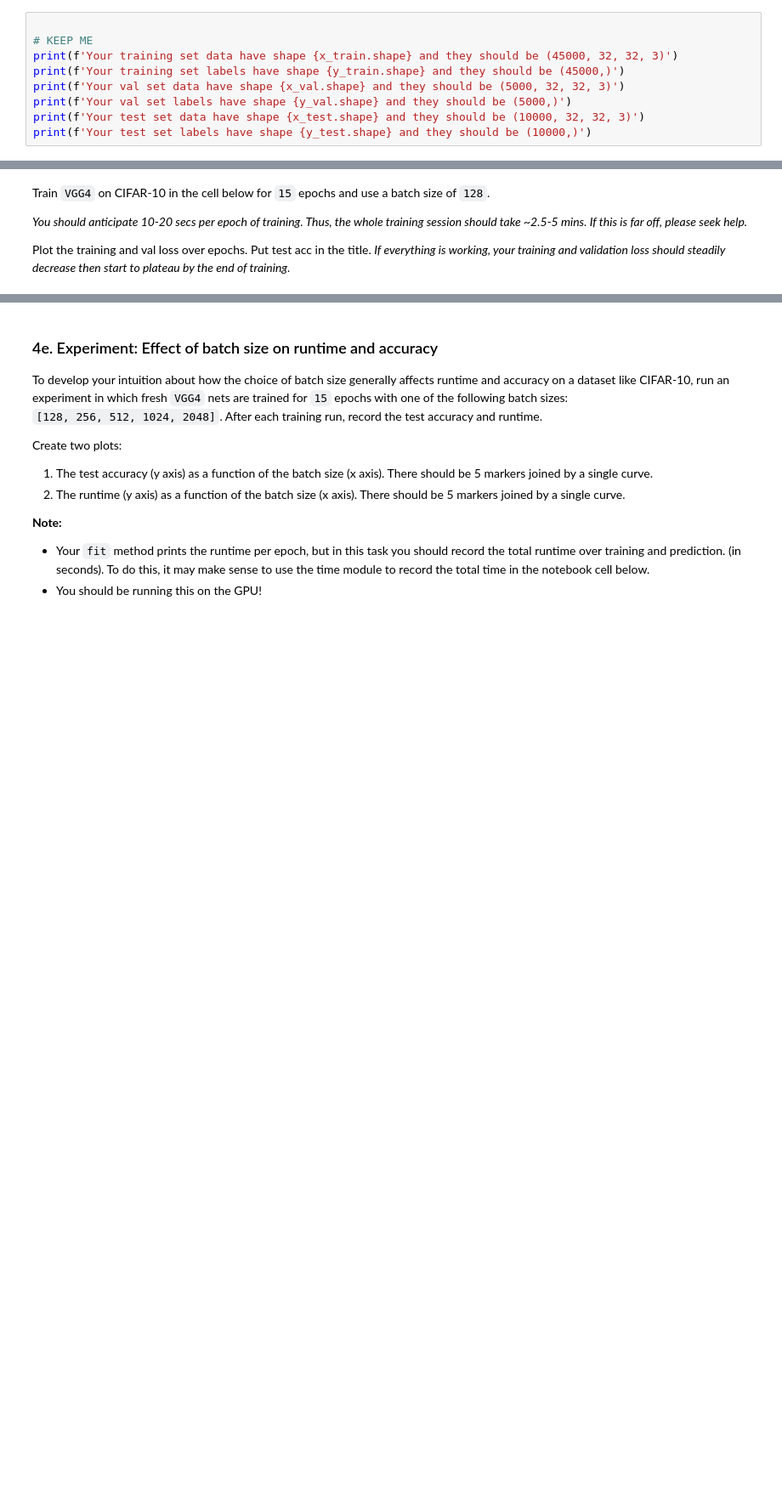
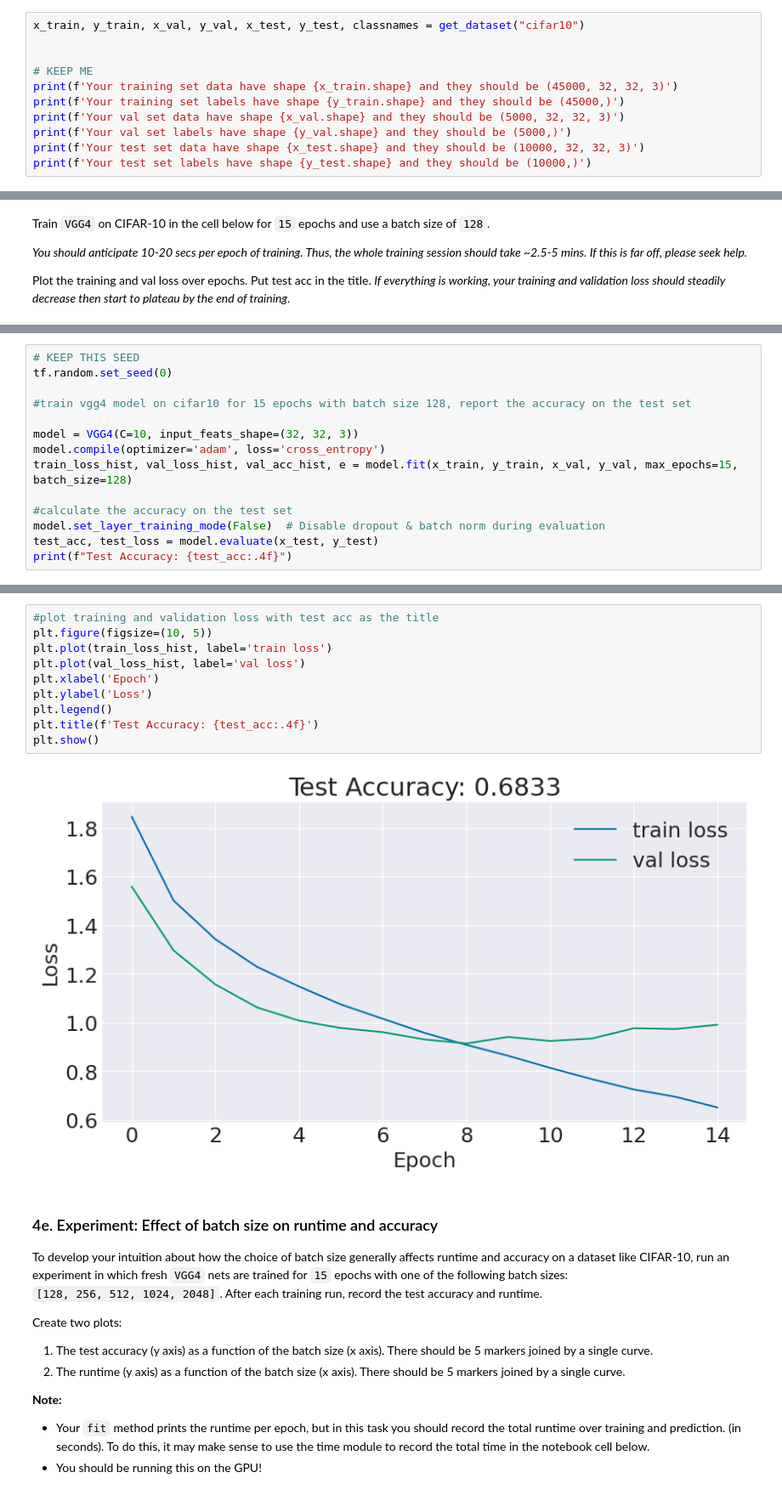
Before and after one commit to nssent25/CS444, a Jupyter notebook: Project1/vgg4.ipynb, the cells around one changed output, grey strips where cells are left out. Shown at 85% size. Cells and saved outputs as stored; diff of their text form; blank space fills up the shorter version.

```diff
--- a/Project1/vgg4.ipynb
+++ b/Project1/vgg4.ipynb
@@ -157,6 +189,8 @@ Now let's train on CIFAR-10. Run this (*and all subsequent large training sessio
 
 Write code in the cell below to load in CIFAR-10.
 # %%
+x_train, y_train, x_val, y_val, x_test, y_test, classnames = get_dataset("cifar10")
+
 
 # KEEP ME
 print(f'Your training set data have shape {x_train.shape} and they should be (45000, 32, 32, 3)')
@@ -183,0 +215,14 @@ tf.random.set_seed(0)
+# %%
+# KEEP THIS SEED
+tf.random.set_seed(0)
+
+#train vgg4 model on cifar10 for 15 epochs with batch size 128, report the accuracy on the test set
+
+model = VGG4(C=10, input_feats_shape=(32, 32, 3))
+model.compile(optimizer='adam', loss='cross_entropy')
+train_loss_hist, val_loss_hist, val_acc_hist, e = model.fit(x_train, y_train, x_val, y_val, max_epochs=15, batch_size=128)
+
+#calculate the accuracy on the test set
+model.set_layer_training_mode(False)  # Disable dropout & batch norm during evaluation
+test_acc, test_loss = model.evaluate(x_test, y_test)
+print(f"Test Accuracy: {test_acc:.4f}")
@@ -184,3 +247,15 @@ tf.random.set_seed(0)
+# %%
+#plot training and validation loss with test acc as the title
+plt.figure(figsize=(10, 5))
+plt.plot(train_loss_hist, label='train loss')
+plt.plot(val_loss_hist, label='val loss')
+plt.xlabel('Epoch')
+plt.ylabel('Loss')
+plt.legend()
+plt.title(f'Test Accuracy: {test_acc:.4f}')
+plt.show()
+# %% [output]
+[figure, added]
 # %% [markdown]
 ### 4e. Experiment: Effect of batch size on runtime and accuracy
 
```
Also changed, not shown: parts of 9 cells of this notebook, 1 other file.
